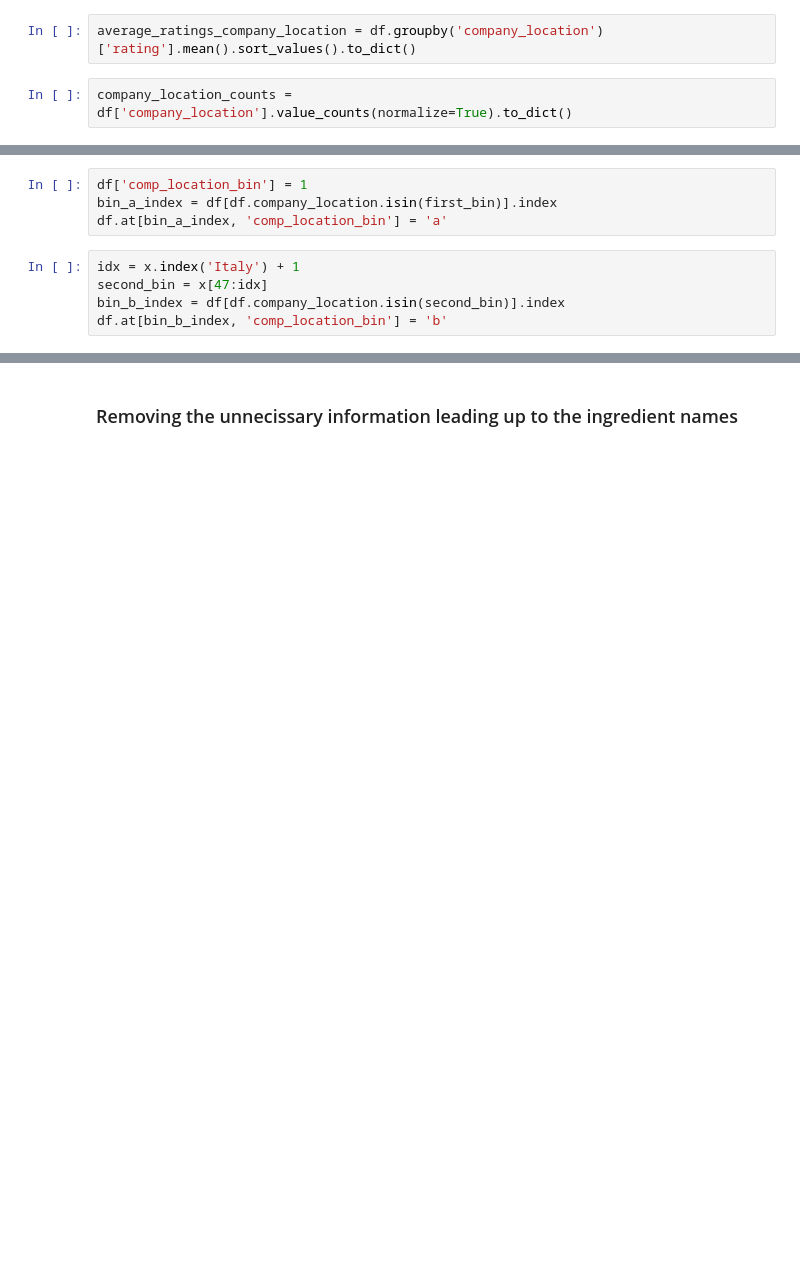
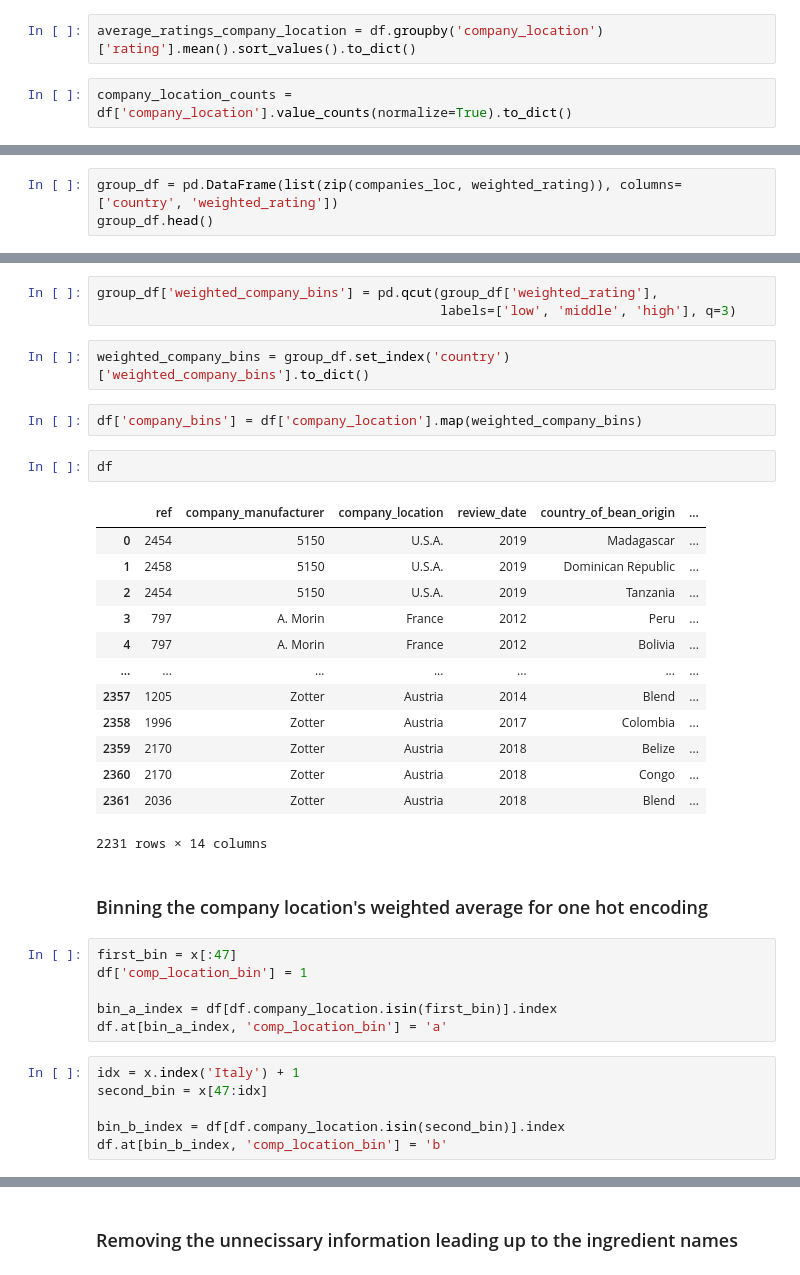
Before and after one commit to jchandleroneal/bsc-phase-three-project, a Jupyter notebook: notebooks/exploratory/chandler/main_notebook.ipynb, the cells around one changed output, grey strips where cells are left out. Drawn from its saved outputs; the diff is of its cells as text; blank space fills up the shorter version.

```diff
--- a/notebooks/exploratory/chandler/main_notebook.ipynb
+++ b/notebooks/exploratory/chandler/main_notebook.ipynb
@@ -111,0 +116,3 @@ first_bin = x[:47]
+# %%
+group_df = pd.DataFrame(list(zip(companies_loc, weighted_rating)), columns=['country', 'weighted_rating'])
+group_df.head()
@@ -112,9 +126,37 @@ first_bin = x[:47]
+# %%
+group_df['weighted_company_bins'] = pd.qcut(group_df['weighted_rating'],
+                                            labels=['low', 'middle', 'high'], q=3)
+# %%
+weighted_company_bins = group_df.set_index('country')['weighted_company_bins'].to_dict()
+# %%
+df['company_bins'] = df['company_location'].map(weighted_company_bins)
+# %%
+df
+# %% [output]
+|  | ref | company_manufacturer | company_location | review_date | country_of_bean_origin | ... |
+| 0 | 2454 | 5150 | U.S.A. | 2019 | Madagascar | ... |
+| 1 | 2458 | 5150 | U.S.A. | 2019 | Dominican Republic | ... |
+| 2 | 2454 | 5150 | U.S.A. | 2019 | Tanzania | ... |
+| 3 | 797 | A. Morin | France | 2012 | Peru | ... |
+| 4 | 797 | A. Morin | France | 2012 | Bolivia | ... |
+| ... | ... | ... | ... | ... | ... | ... |
+| 2357 | 1205 | Zotter | Austria | 2014 | Blend | ... |
+| 2358 | 1996 | Zotter | Austria | 2017 | Colombia | ... |
+| 2359 | 2170 | Zotter | Austria | 2018 | Belize | ... |
+| 2360 | 2170 | Zotter | Austria | 2018 | Congo | ... |
+| 2361 | 2036 | Zotter | Austria | 2018 | Blend | ... |
+2231 rows × 14 columns
+# %% [markdown]
+### Binning the company location's weighted average for one hot encoding
 # %%
+first_bin = x[:47]
 df['comp_location_bin'] = 1
+
 bin_a_index = df[df.company_location.isin(first_bin)].index
 df.at[bin_a_index, 'comp_location_bin'] = 'a'
 # %%
 idx = x.index('Italy') + 1
 second_bin = x[47:idx]
+
 bin_b_index = df[df.company_location.isin(second_bin)].index
 df.at[bin_b_index, 'comp_location_bin'] = 'b'
```
Also changed, not shown: parts of 24 cells of this notebook.
